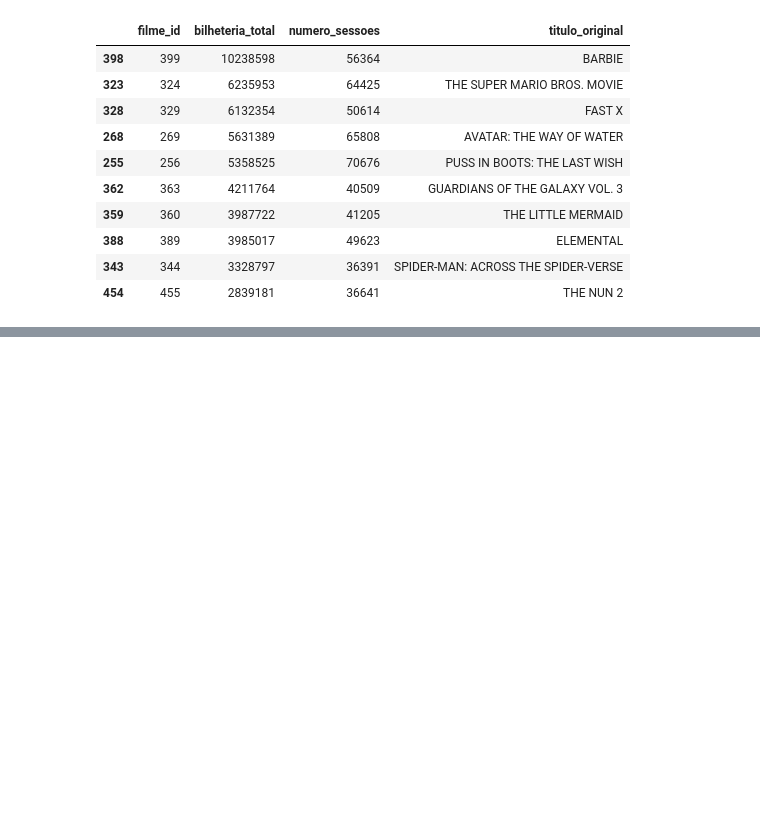
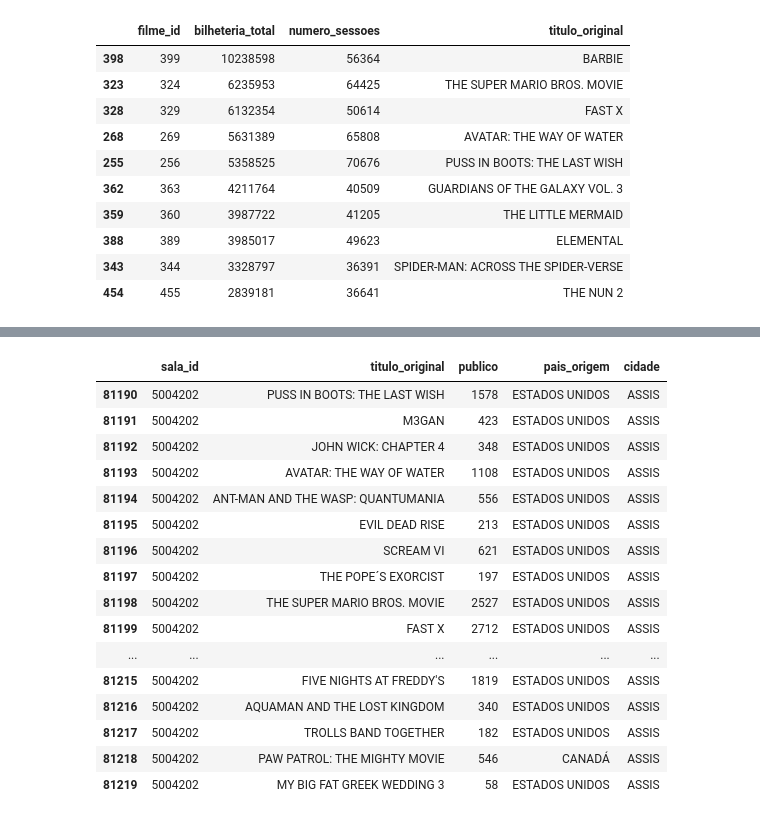
Before and after one commit to jhe-sua/A2_introcomp, a Jupyter notebook: Graficos.ipynb, the cells around one changed output, grey strips where cells are left out. Drawn from its saved outputs; the diff is of its cells as text; code cells hidden in the pictures; blank space fills up the shorter version.

Commit message:
gerei duas tabelas la no overleaf, precisei modificar aqui

```diff
--- a/Graficos.ipynb
+++ b/Graficos.ipynb
@@ -548,0 +764,72 @@ filmes10_com_maior_bilheteria
+# %%
+def questao_5(database):
+    #carregamos as tabelas necessárias
+    sessao = carrega_tabela(database, "sessao")
+    filme = carrega_tabela(database, "filme")
+    complexo = carrega_tabela(database, "complexo")
+    sala = carrega_tabela(database, "sala")
+
+    '''a partir daqui, renomearemos as colunas selecionadas das tabelas sala, complexo e filme
+    para que tenham o mesmo nome entre elas e as escolhidas da tabela sessao, a fim de poder fazer merge entre elas. '''
+    #a partir da tabela sala, selecionamos as colunas id e from_complexo, renomeando-as para, respectivamente, sala_id e cidade_id
+    sala_id__cidade__id = (
+        sala[["id", "from_complexo"]]
+        .rename(columns={"id":"sala_id","from_complexo":"cidade_id"})
+        )
+
+    #a partir da tabela complexo, selecionamos as colunas id e municipio, renomeando-as para, respectivamente, cidade_id e cidade
+    cidade_id__cidade = (
+        complexo[["id", "municipio"]]
+        .rename(columns={"id":"cidade_id","municipio":"cidade"})
+        )
+
+    #a partir da tabela sessao, selecionamos as colunas sala_id, filme_id e publico
+    #agrupamos esta última tabela por sala_id e filme_id semelhantes, somando o público total de cada sala para cada filme
+    sala_id__filme_id__publico_total = (
+        sessao[["filme_id","sala_id","publico"]]
+        .groupby(["sala_id","filme_id"])
+        .sum()
+        .reset_index()
+        )
+
+    #a partir da tabela filme, selecionamos as colunas id, titulo_original e pais_origem, renomeando a primeira para filme_id
+    filme_id__titulo_original__pais_origem = (
+        filme[["id", "titulo_original", "pais_origem"]]
+        .rename(columns={"id":"filme_id"})
+        )
+
+    #merges
+    sala_id__filme_id__publico_total__titulo = (
+        sala_id__filme_id__publico_total
+        .merge(filme_id__titulo_original__pais_origem, how="left", on="filme_id")
+        )
+
+    sala_id__cidade_id__cidade = (
+        sala_id__cidade__id
+        .merge(cidade_id__cidade, how="left", on="cidade_id")
+        )
+
+    sala_id__titulo_original__publico_total__pais_origem__cidade = (
+        sala_id__filme_id__publico_total__titulo[["sala_id","titulo_original","publico","pais_origem"]]
+        .merge(sala_id__cidade_id__cidade[["sala_id","cidade"]], how="left", on="sala_id")
+        )
+    return sala_id__titulo_original__publico_total__pais_origem__cidade.loc[sala_id__titulo_original__publico_total__pais_origem__cidade["cidade"] == "ASSIS"]
+questao_5("bilheteria.db")
+# %% [output]
+|  | sala_id | titulo_original | publico | pais_origem | cidade |
+| 81190 | 5004202 | PUSS IN BOOTS: THE LAST WISH | 1578 | ESTADOS UNIDOS | ASSIS |
+| 81191 | 5004202 | M3GAN | 423 | ESTADOS UNIDOS | ASSIS |
+| 81192 | 5004202 | JOHN WICK: CHAPTER 4 | 348 | ESTADOS UNIDOS | ASSIS |
+| 81193 | 5004202 | AVATAR: THE WAY OF WATER | 1108 | ESTADOS UNIDOS | ASSIS |
+| 81194 | 5004202 | ANT-MAN AND THE WASP: QUANTUMANIA | 556 | ESTADOS UNIDOS | ASSIS |
+| 81195 | 5004202 | EVIL DEAD RISE | 213 | ESTADOS UNIDOS | ASSIS |
+| 81196 | 5004202 | SCREAM VI | 621 | ESTADOS UNIDOS | ASSIS |
+| 81197 | 5004202 | THE POPE´S EXORCIST | 197 | ESTADOS UNIDOS | ASSIS |
+| 81198 | 5004202 | THE SUPER MARIO BROS. MOVIE | 2527 | ESTADOS UNIDOS | ASSIS |
+| 81199 | 5004202 | FAST X | 2712 | ESTADOS UNIDOS | ASSIS |
+| ... | ... | ... | ... | ... | ... |
+| 81215 | 5004202 | FIVE NIGHTS AT FREDDY'S | 1819 | ESTADOS UNIDOS | ASSIS |
+| 81216 | 5004202 | AQUAMAN AND THE LOST KINGDOM | 340 | ESTADOS UNIDOS | ASSIS |
+| 81217 | 5004202 | TROLLS BAND TOGETHER | 182 | ESTADOS UNIDOS | ASSIS |
+| 81218 | 5004202 | PAW PATROL: THE MIGHTY MOVIE | 546 | CANADÁ | ASSIS |
+| 81219 | 5004202 | MY BIG FAT GREEK WEDDING 3 | 58 | ESTADOS UNIDOS | ASSIS |
```
Also changed, not shown: parts of 8 cells of this notebook.
